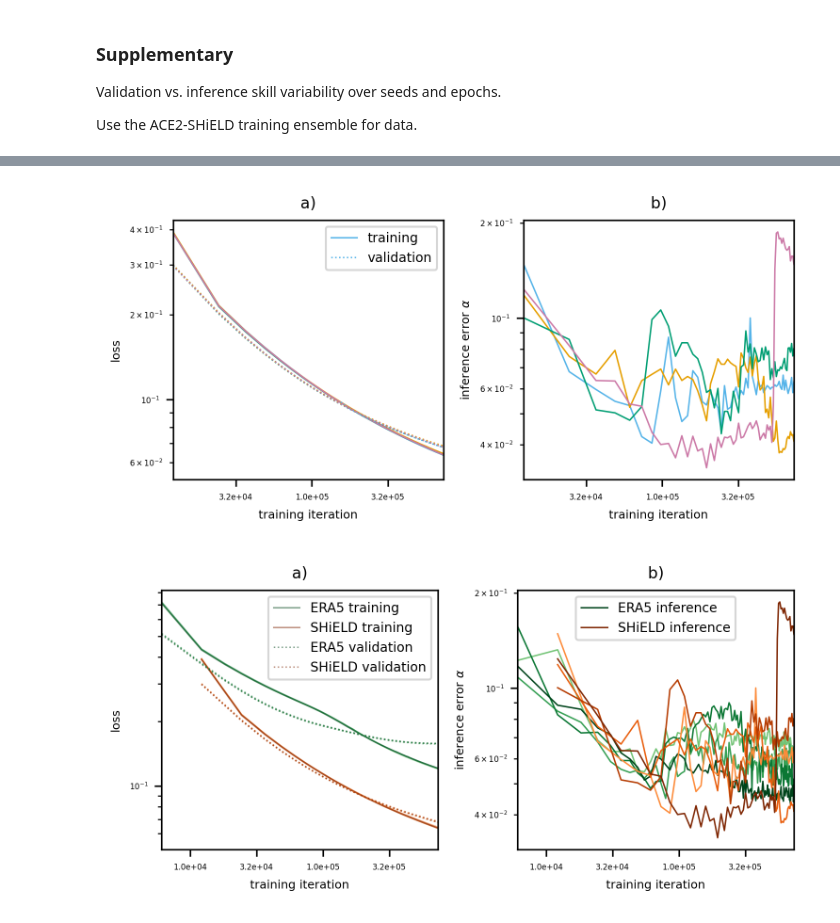
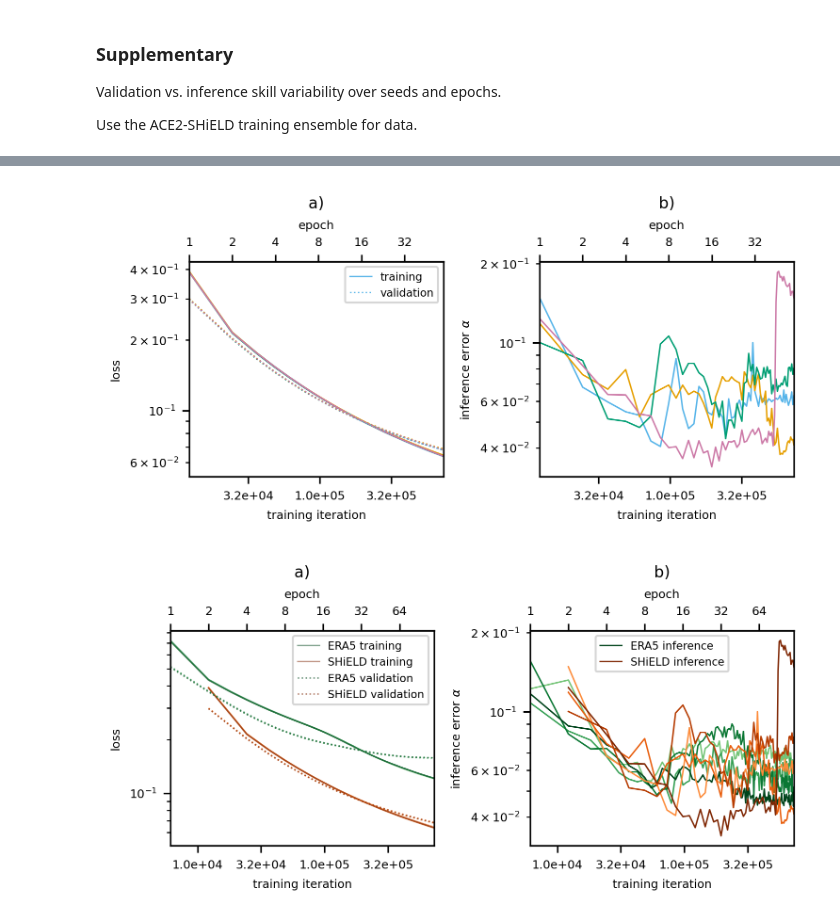
Before and after one commit to ai2cm/ace2-paper, a Jupyter notebook: notebooks/supplementary_val_inference_seed_epoch_variability.ipynb, the cells around one changed output, grey strips where cells are left out. Saved outputs shown, nothing was run; the diff lists cells and outputs as text; code cells hidden in the pictures.

Commit message:
add epoch back as second x axis

```diff
--- a/notebooks/supplementary_val_inference_seed_epoch_variability.ipynb
+++ b/notebooks/supplementary_val_inference_seed_epoch_variability.ipynb
@@ -99,8 +99,8 @@ plt.rc('font', size=FONTSIZE)
 plt.rc('figure', dpi=DPI)
 plt.rc('axes', titlesize=FONTSIZE)
 plt.rc('axes', labelsize=(FONTSIZE - 2))
-plt.rc('xtick', labelsize=(FONTSIZE - 4))
-plt.rc('ytick', labelsize=(FONTSIZE - 4))
+plt.rc('xtick', labelsize=(FONTSIZE - 2))
+plt.rc('ytick', labelsize=(FONTSIZE - 2))
 plt.rcParams['xtick.minor.size'] = 0
 plt.rcParams['xtick.minor.width'] = 0
 plt.rc('lines', linewidth=0.75)
@@ -114,6 +127,20 @@ plt.rc('axes', prop_cycle=custom_cycler)
+# %%
+def to_shield_epoch(step):
+    return step / STEPS_PER_EPOCH_SHiELD
+
+def to_era5_epoch(step):
+    return step / STEPS_PER_EPOCH_ERA5
+
+def from_shield_epoch(epoch):
+    return epoch * STEPS_PER_EPOCH_SHiELD
+
+def from_era5_epoch(epoch):
+    return epoch * STEPS_PER_EPOCH_ERA5
 # %%
 step_ticks = np.logspace(4, 6, 5)
 step_ticks_labels = [f"{i:.1e}" for i in step_ticks]
+epoch_ticks = np.logspace(0, 6, 7, base=2)
+epoch_ticks_labels = [int(i) for i in epoch_ticks]
 figsize = [1.27 * i for i in [4.0, 2.0]]
 
 fig, axes = plt.subplots(1, 2, figsize=figsize, sharex=True)
@@ -128,7 +155,11 @@ ax0.set_xticks(step_ticks)
 ax0.set_xticklabels(step_ticks_labels)
 ax0.set_xlim([STEPS_PER_EPOCH_SHiELD, MAX_STEPS])
 ax0.set_title('a)')
-ax0.legend([hts[0],  hvs[0]], ['training', 'validation'], fontsize='small')
+ax0t = ax0.secondary_xaxis('top', functions=(to_shield_epoch, from_shield_epoch))
+ax0t.set_xticks(epoch_ticks)
+ax0t.set_xticklabels(epoch_ticks_labels)
+ax0t.set_xlabel('epoch')
+ax0.legend([hts[0],  hvs[0]], ['training', 'validation'], fontsize='x-small')
 ax1 = axes.squeeze()[1]
 his = shield_metrics['inference/time_mean_norm/rmse/channel_mean'].plot(hue='seed', ax=ax1, add_legend=False)
 ax1.set_xscale('log')
@@ -139,10 +170,14 @@ ax1.set_xticks(step_ticks)
 ax1.set_xticklabels(step_ticks_labels)
 ax1.set_xlim([STEPS_PER_EPOCH_SHiELD, MAX_STEPS])
 ax1.set_title('b)')
+ax1t = ax1.secondary_xaxis('top', functions=(to_shield_epoch, from_shield_epoch))
+ax1t.set_xticks(epoch_ticks)
+ax1t.set_xticklabels(epoch_ticks_labels)
+ax1t.set_xlabel('epoch')
 fig.tight_layout()
 savefig(fig, 'supplementary_ace2_shield_training.png')
 # %% [output]
-[figure, old version]
+[figure, new version]
 # %%
 era5_colors = plt.get_cmap('Greens')(np.linspace(0.5, 1, N_SEEDS))
 shield_colors = plt.get_cmap('Oranges')(np.linspace(0.5, 1, N_SEEDS))
@@ -158,33 +193,41 @@ step_ticks_labels = [f"{i:.1e}" for i in step_ticks]
 figsize = [1.27 * i for i in [4.0, 2.0]]
 
 fig, axes = plt.subplots(1, 2, figsize=figsize, sharex=True)
 ax0 = axes.flatten()[0]
 hte = era5_metrics['train/mean/loss'].plot(hue='seed', ax=ax0, add_legend=False, alpha=0.5)
 hts = shield_metrics['train/mean/loss'].plot(hue='seed', ax=ax0, add_legend=False, alpha=0.5)
 hve = era5_metrics['val/mean/loss'].plot(hue='seed', ax=ax0, add_legend=False, alpha=0.5)
 hvs = shield_metrics['val/mean/loss'].plot(hue='seed', ax=ax0, add_legend=False, alpha=0.5)
 ax0.set_xscale('log')
 ax0.set_yscale('log')
 ax0.set_xlabel('training iteration')
 ax0.set_ylabel('loss')
 ax0.set_xticks(step_ticks)
 ax0.set_xticklabels(step_ticks_labels)
 ax0.set_xlim([STEPS_PER_EPOCH_ERA5, MAX_STEPS])
 ax0.set_title('a)')
-ax0.legend([hte[-1], hts[-1], hve[-1], hvs[-1]], ['ERA5 training', 'SHiELD training', 'ERA5 validation', 'SHiELD validation'], fontsize='small')
+ax0t = ax0.secondary_xaxis('top', functions=(to_era5_epoch, from_era5_epoch))
+ax0t.set_xticks(epoch_ticks)
+ax0t.set_xticklabels(epoch_ticks_labels)
+ax0t.set_xlabel('epoch')
+ax0.legend([hte[-1], hts[-1], hve[-1], hvs[-1]], ['ERA5 training', 'SHiELD training', 'ERA5 validation', 'SHiELD validation'], fontsize='x-small')
 ax1 = axes.squeeze()[1]
 hie = era5_metrics['inference/time_mean_norm/rmse/channel_mean'].plot(hue='seed', ax=ax1)
 his = shield_metrics['inference/time_mean_norm/rmse/channel_mean'].plot(hue='seed', ax=ax1)
 ax1.set_xscale('log')
 ax1.set_yscale('log')
 ax1.set_xlabel('training iteration')
 ax1.set_ylabel(r'inference error $\alpha$')
 ax1.set_xticks(step_ticks)
 ax1.set_xticklabels(step_ticks_labels)
 ax1.set_xlim([STEPS_PER_EPOCH_ERA5, MAX_STEPS])
 ax1.set_title('b)')
-ax1.legend([hie[-1], his[-1]], ['ERA5 inference', 'SHiELD inference'], fontsize='small')
+ax1t = ax1.secondary_xaxis('top', functions=(to_era5_epoch, from_era5_epoch))
+ax1t.set_xticks(epoch_ticks)
+ax1t.set_xticklabels(epoch_ticks_labels)
+ax1t.set_xlabel('epoch')
+ax1.legend([hie[-1], his[-1]], ['ERA5 inference', 'SHiELD inference'], fontsize='x-small')
 fig.tight_layout()
 savefig(fig, 'supplementary_ace2_era5_shield_training.png')
 # %% [output]
-[figure, old version]
+[figure, new version]
```
Also changed, not shown: parts of 1 cell of this notebook, 2 other files.
